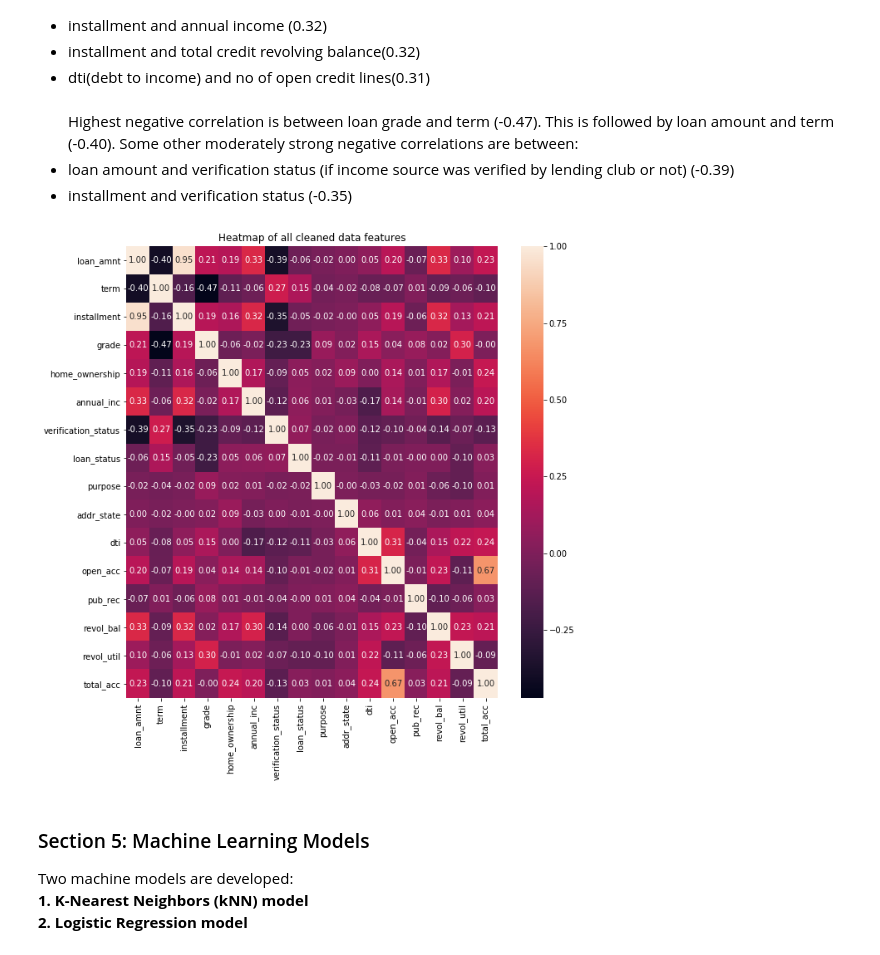
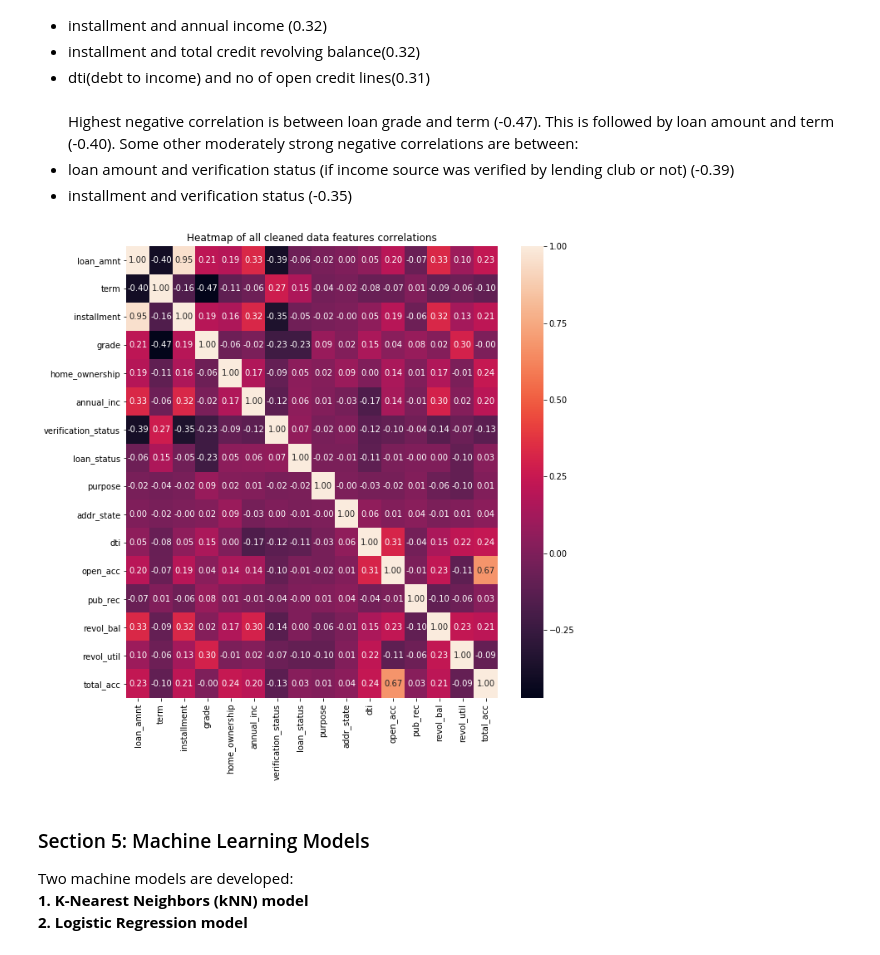
Before and after one commit to manieshablakey/loan-assessment-model, a Jupyter notebook: loan-credit.ipynb, the cells around one changed output. Saved outputs shown, nothing was run; the diff lists cells and outputs as text; code cells hidden in the pictures.

```diff
--- a/loan-credit.ipynb
+++ b/loan-credit.ipynb
@@ -929,10 +929,10 @@ Highest negative correlation is between loan grade and term (-0.47). This is fol
 # %%
 plt.figure(figsize=(10, 10))
 sns.heatmap(updated_loans.corr(), annot=True, fmt=".2f")
-plt.title("Heatmap of all cleaned data features");
+plt.title("Heatmap of all cleaned data features correlations");
 plt.show()
 # %% [output]
-[figure, old version]
+[figure, new version]
 # %%
 updated_loans.to_csv("data/cleaned_loan_data.csv",index=False)
 # %% [markdown]
```
Also changed, not shown: parts of 5 cells of this notebook.
